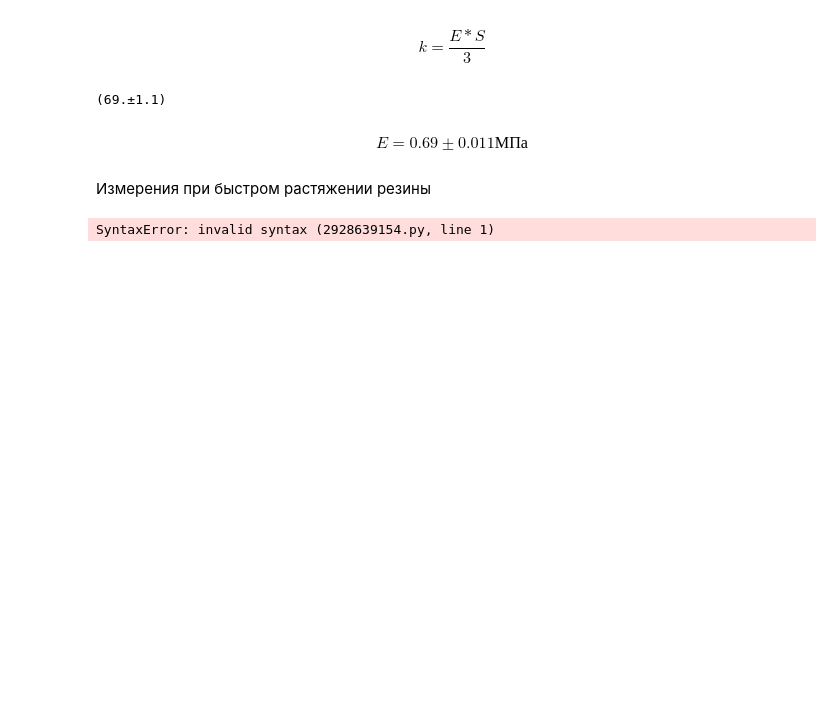
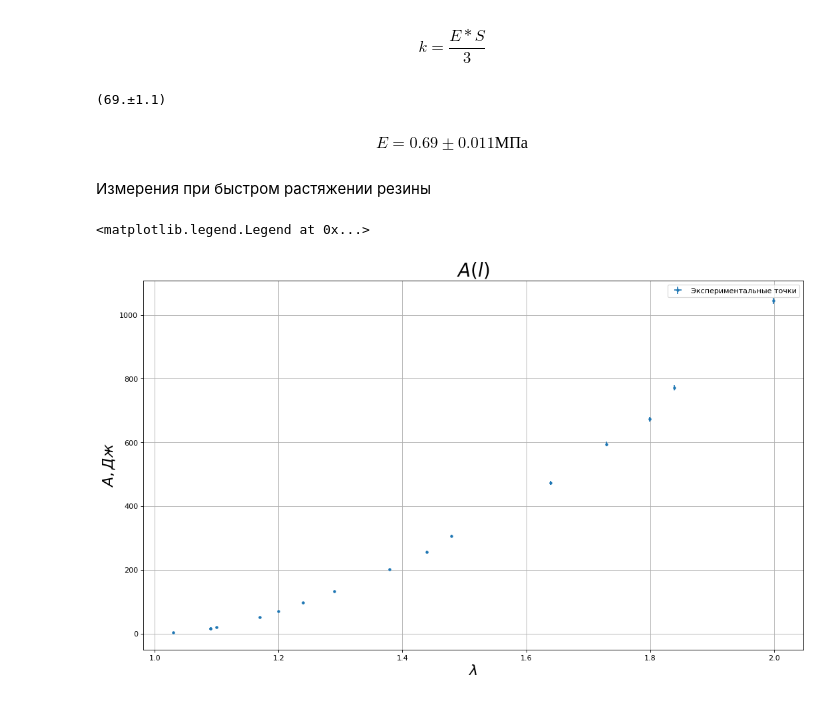
Before and after one commit to skolkovo-bba/labs3, a Jupyter notebook: 2.1.5/lab2.1.5.ipynb, the cells around one changed output. Saved outputs shown, nothing was run; the diff lists cells and outputs as text; code cells hidden in the pictures; blank space fills up the shorter version.

```diff
--- a/2.1.5/lab2.1.5.ipynb
+++ b/2.1.5/lab2.1.5.ipynb
@@ -145,13 +146,16 @@ print(E)
 $$E=0.69±0.011 МПа$$
 # %% [markdown]
 Измерения при быстром растяжении резины
-# %%
-m = pd.read_csv("2.csv")
-m["l"] = m["l"].agg(const_err(0.001)) #/ Value(0.11, 0.001)
-m["l"] = (m["l"] + 100.1) / 100.1
-m["m"] = m["m"] / 1000
-m["m"] = m["m"].agg(const_err(0.01))
-m["f"] = m["m"] * 10
-m.head()
-# %% [output]
-SyntaxError: invalid syntax (2928639154.py, line 1)
+# %%
+m["A"] = m["f"] * m['old_l']
+
+plt.figure(figsize=(16, 9), dpi=80)
+plt.errorbar(x=m["l"], xerr=m["l"].agg(get_err), y=m["A"], yerr=m["A"].agg(get_err), fmt='.', label='Экспериментальные точки')
+plt.title(r"$A(l)$", fontsize=25)
+plt.xlabel(r"$ \lambda $", fontsize=20)
+plt.ylabel(r"$A, Дж$", fontsize=20)
+plt.grid(True)
+plt.legend()
+# %% [output]
+<matplotlib.legend.Legend at 0x...>
+[figure, added]
```
Also changed, not shown: parts of 5 cells of this notebook, 3 other files.
